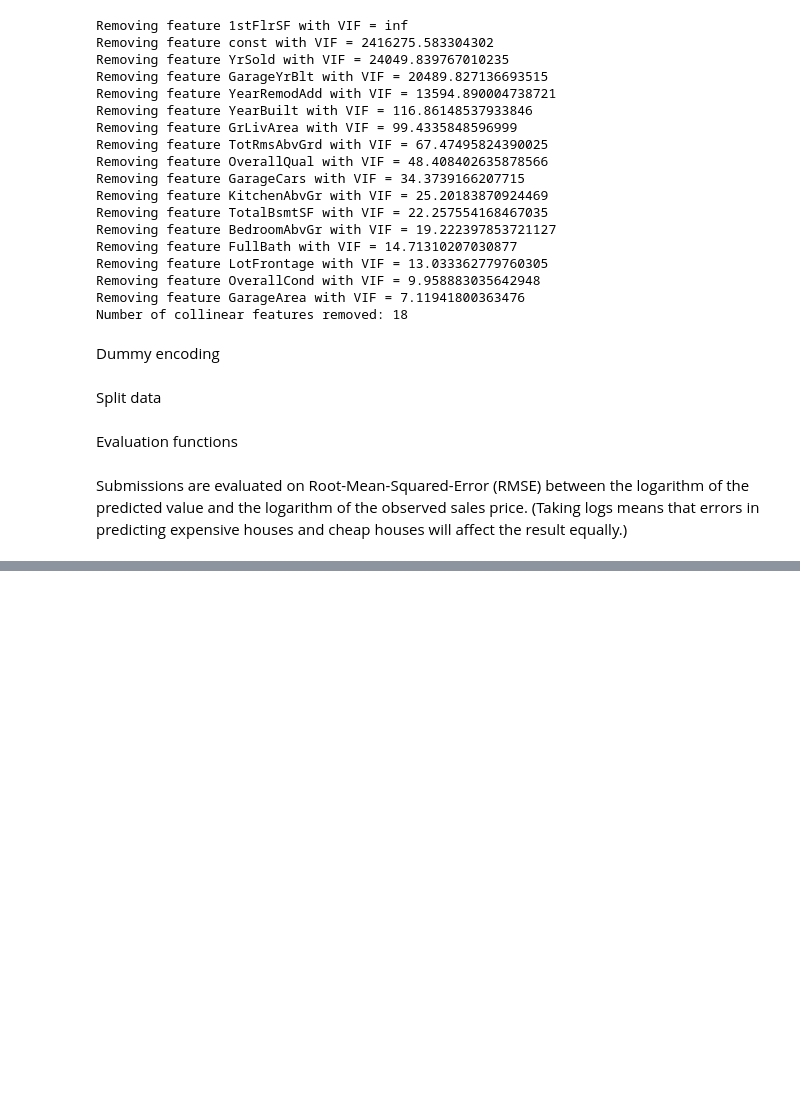
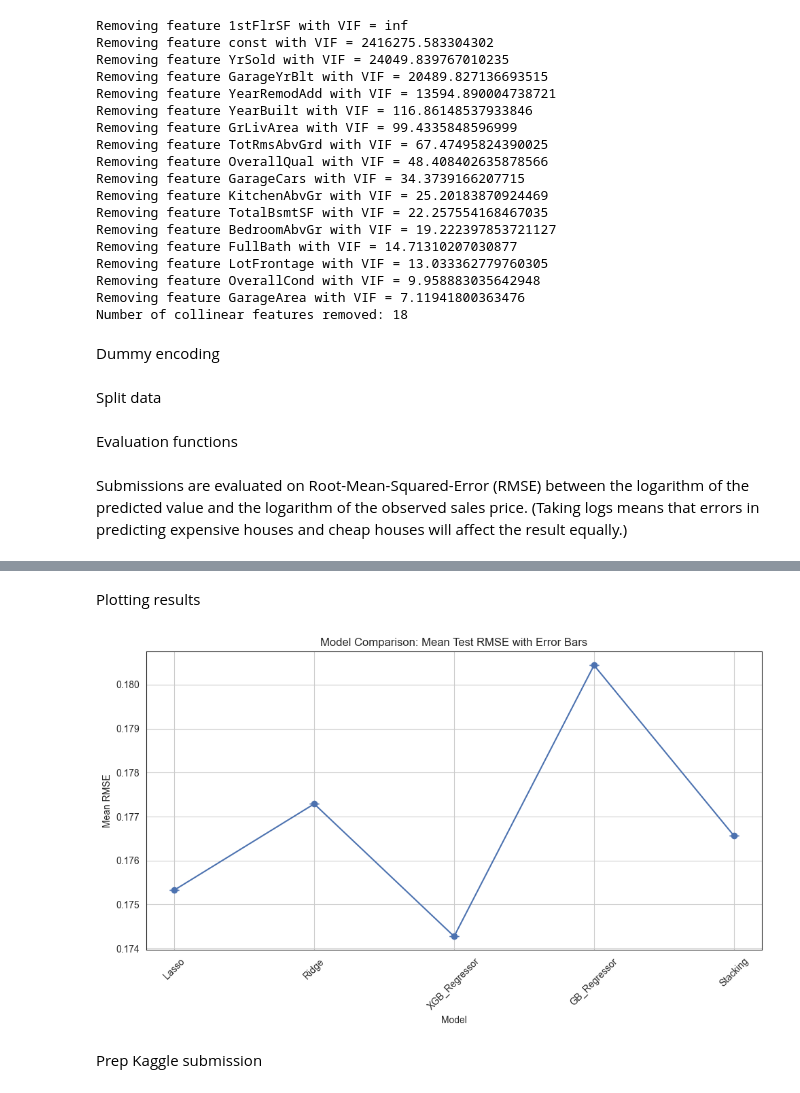
Before and after one commit to sopphh/415-Final-Project, a Jupyter notebook: 415FinalProject.ipynb, the cells around one changed output, grey strips where cells are left out. Cells and saved outputs as stored; diff of their text form; code cells hidden in the pictures; blank space fills up the shorter version.

```diff
--- a/415FinalProject.ipynb
+++ b/415FinalProject.ipynb
@@ -436,0 +468,17 @@ Stacking testing mean RMSE from 5 fold CV: 0.1766 (0.0000)
+# %% [markdown]
+Plotting results
+# %%
+# Plotting the results
+plt.figure(figsize=(10, 6))
+plt.errorbar(model_names, mean_rmse, yerr=std_rmse, fmt='o', color='b', capsize=5, linestyle='-', marker='o')
+plt.title('Model Comparison: Mean Test RMSE with Error Bars')
+plt.xlabel('Model')
+plt.ylabel('Mean RMSE')
+plt.xticks(rotation=45)
+plt.grid(True)
+plt.tight_layout()
+plt.show()
+# %% [output]
+[figure, added]
+# %% [markdown]
+Prep Kaggle submission
```
Also changed, not shown: parts of 4 cells of this notebook.
